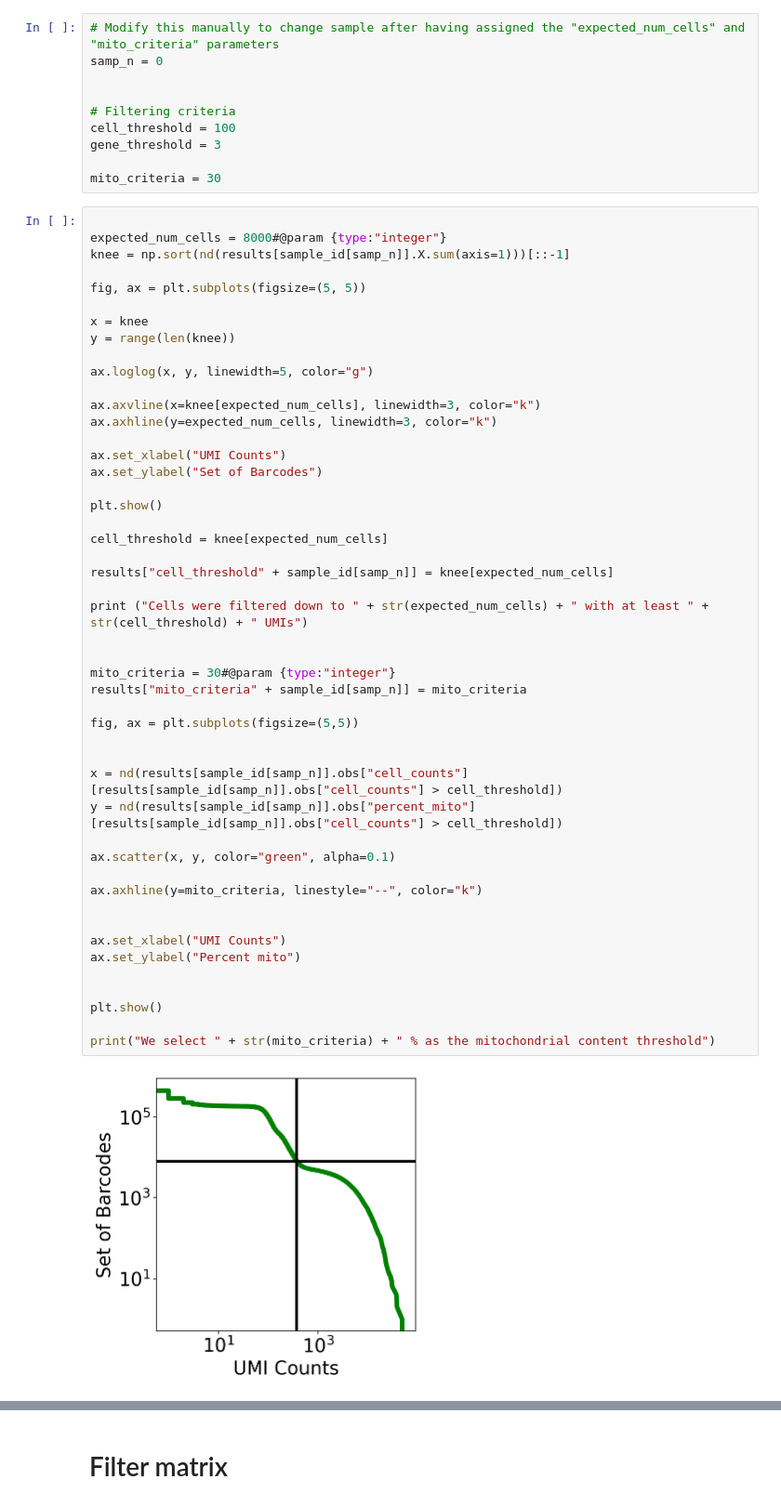
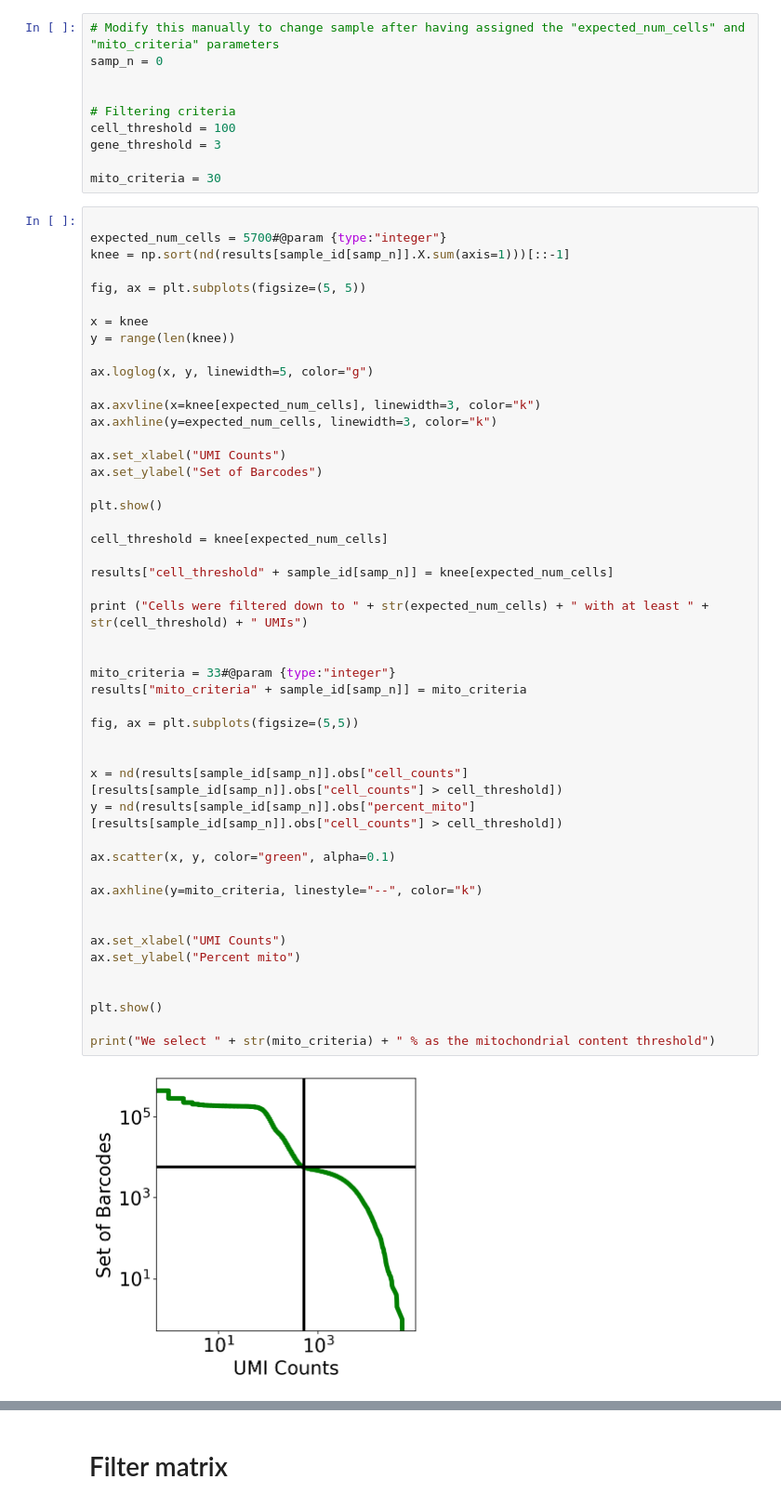
Before and after one commit to agalvezm/ACE2_scRNAseq, a Jupyter notebook: notebooks_countmatrices/GSE135893_GSM4037325.ipynb, the cells around one changed output, grey strips where cells are left out. Shown at 93% size. Saved outputs shown, nothing was run; the diff lists cells and outputs as text.

```diff
--- a/notebooks_countmatrices/GSE135893_GSM4037325.ipynb
+++ b/notebooks_countmatrices/GSE135893_GSM4037325.ipynb
@@ -345,7 +369,7 @@ gene_threshold = 3
 mito_criteria = 30
 # %%
 
-expected_num_cells = 8000#@param {type:"integer"}
+expected_num_cells = 5700#@param {type:"integer"}
 knee = np.sort(nd(results[sample_id[samp_n]].X.sum(axis=1)))[::-1]
 
 fig, ax = plt.subplots(figsize=(5, 5))
@@ -364,32 +388,32 @@ ax.set_ylabel("Set of Barcodes")
 plt.show()
 
 cell_threshold = knee[expected_num_cells]
 
 results["cell_threshold" + sample_id[samp_n]] = knee[expected_num_cells]
 
 print ("Cells were filtered down to " + str(expected_num_cells) + " with at least " + str(cell_threshold) + " UMIs")
 
 
-mito_criteria = 30#@param {type:"integer"}
+mito_criteria = 33#@param {type:"integer"}
 results["mito_criteria" + sample_id[samp_n]] = mito_criteria
 
 fig, ax = plt.subplots(figsize=(5,5))
 
 
 x = nd(results[sample_id[samp_n]].obs["cell_counts"][results[sample_id[samp_n]].obs["cell_counts"] > cell_threshold])
 y = nd(results[sample_id[samp_n]].obs["percent_mito"][results[sample_id[samp_n]].obs["cell_counts"] > cell_threshold])
 
 ax.scatter(x, y, color="green", alpha=0.1)
 
 ax.axhline(y=mito_criteria, linestyle="--", color="k")
 
 
 ax.set_xlabel("UMI Counts")
 ax.set_ylabel("Percent mito")
 
 
 plt.show()
 
 print("We select " + str(mito_criteria) + " % as the mitochondrial content threshold")
 # %% [output]
-[figure, old version]
+[figure, new version]
```
Also changed, not shown: parts of 7 cells of this notebook.
